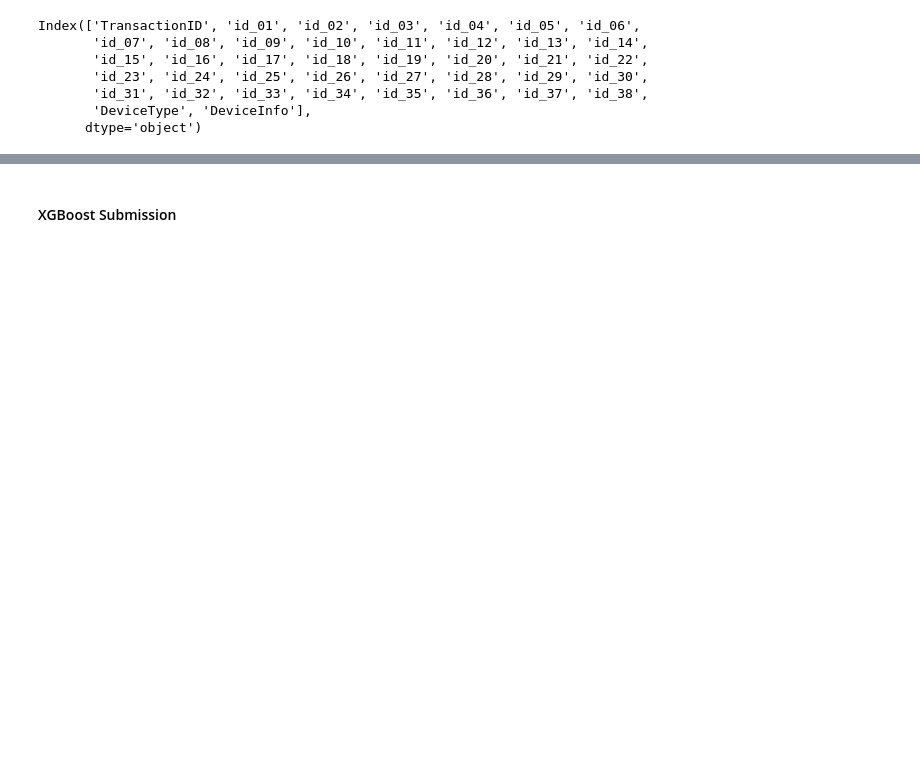
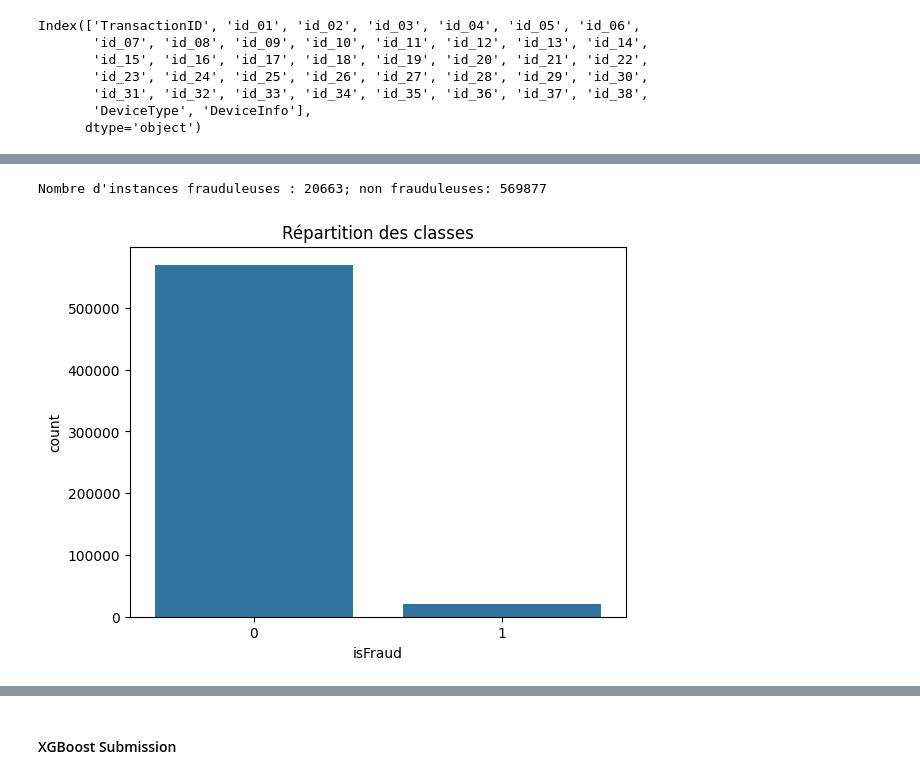
Before and after one commit to LobnaEla/Financial-Fraud-Detection, a Jupyter notebook: notebooks/Model.ipynb, the cells around one changed output, grey strips where cells are left out. Drawn from its saved outputs; the diff is of its cells as text; code cells hidden in the pictures; blank space fills up the shorter version.

Commit message:
info.txt

```diff
--- a/notebooks/Model.ipynb
+++ b/notebooks/Model.ipynb
@@ -220,3 +794,0 @@ tmp = concat_df.groupby('uid1')['device_hash'].agg(['nunique'])
-# %%
-train['uid_device_nunique'] = train.uid1.map(tmp.to_dict()['nunique'])
-test['uid_device_nunique'] = test.uid1.map(tmp.to_dict()['nunique'])
@@ -379,6 +837,25 @@ gc.collect()
 # %%
-train.drop(['DeviceInfo','device_version','DT_D','DT_W','DT_M','D15',
-              'D2','D1','D4','D6','D10','D11','D12','D3','D5','D7','D8','D13','D14','TransactionAmt_ProductID_mean'],axis=1,inplace=True)
-test.drop(['DeviceInfo','device_version','DT_D','DT_W','DT_M','D15',
-             'D2','D1','D4','D6','D10','D11','D12','D3','D5','D7','D8','D13','D14','TransactionAmt_ProductID_mean'],axis=1,inplace=True)
+drop += ['DeviceInfo','device_version','DT_D','DT_W','DT_M','TransactionAmt_ProductID_mean']
+# train.drop(['DeviceInfo','device_version','DT_D','DT_W','DT_M','TransactionAmt_ProductID_mean'],axis=1,inplace=True)
+# X_test.drop(['DeviceInfo','device_version','DT_D','DT_W','DT_M','TransactionAmt_ProductID_mean'],axis=1,inplace=True)
+# %%
+# Remove non important features
+drop += ['C1_P_emaildomain_mean', 'id_17_count_full', 'id_02_R_emaildomain_std',
+        'C11_P_emaildomain_mean',
+        'TransactionAmt_R_emaildomain_std',
+        'V258_card4_mean','id_18_count_full','id_02_R_emaildomain_mean',
+        'C1_R_emaildomain_mean', 'C13_R_emaildomain_std',
+        'browser_id_31', 'D15_R_emaildomain_std',
+        'C14_R_emaildomain_std', 'V58', 'C1_R_emaildomain_std',
+        'C11_P_emaildomain_std',
+        'C1_card4_mean','ProductCD', 'TransactionAmt_card4_mean','V258_card4_std',
+        'id_26_count_full','C1_card4_std', 'id_25_count_full',
+        'dist1_card4_std', 'addr2_count_full','TransactionAmt_card4_std', 'C11_R_emaildomain_mean',
+        'D15_card4_std', 'DeviceType',
+        'dist1_card4_mean',
+         'id_21_count_full', 'C11_R_emaildomain_std',  'C14_card4_mean',
+        'C14_card4_std','id_02_card4_mean', 'id_02_card4_std', 'C13_card4_mean',
+        'id_24_count_full', 'D2_revised_card4_mean', 'had_id', 'D2_card4_std','TransactionAmt_ProductID_std',
+        'id_22_count_full', 'C13_card4_std','V294_card4_std', 'V294_card4_mean', 'dist1_R_emaildomain_mean',
+        'C11_card4_mean', 'C11_card4_std', 'dist1_R_emaildomain_std',  'D15_card4_mean']
 # %%
@@ -414,7 +895,7 @@ drop = ['V256', 'V223', 'V19', 'V244', 'V324', 'V37', 'V200', 'card3', 'C1_P_ema
 drop1 = drop[:200]
 drop2 = drop[200:]
 
-train.drop(drop1,axis=1,inplace=True)
-test.drop(drop1,axis=1,inplace=True)
-train.drop(drop2,axis=1,inplace=True)
-test.drop(drop2,axis=1,inplace=True)
+train.drop(drop1,axis=1,inplace=True, errors='ignore')
+X_test.drop(drop1,axis=1,inplace=True, errors='ignore')
+train.drop(drop2,axis=1,inplace=True, errors='ignore')
+X_test.drop(drop2,axis=1,inplace=True, errors='ignore')
@@ -421 +912,16 @@ test.drop(drop2,axis=1,inplace=True)
+# %%
+fraud_count = train[train['isFraud'] == 1].shape[0]
+Nofraud_count = train[train['isFraud'] == 0].shape[0]
+print(f"Nombre d'instances frauduleuses : {fraud_count}; non frauduleuses: {Nofraud_count}")
+# %% [output]
+Nombre d'instances frauduleuses : 20663; non frauduleuses: 569877
+# %%
+import seaborn as sns
+import matplotlib.pyplot as plt
+
+sns.countplot(x=train['isFraud'])
+plt.title("Répartition des classes")
+plt.show()
+# %% [output]
+[figure, added]
 # %%
```
Also changed, not shown: parts of 191 cells of this notebook, 17 other files.
